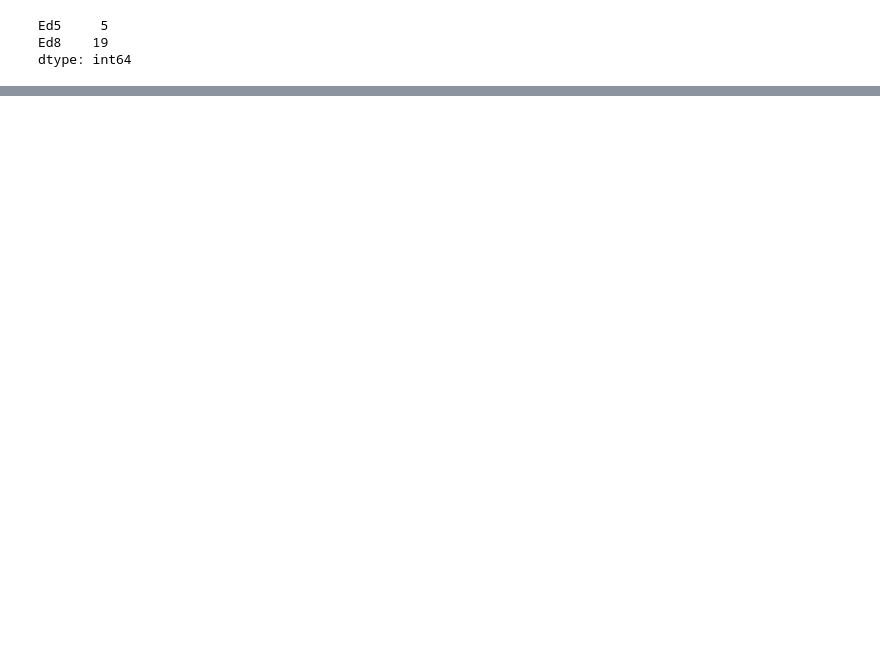
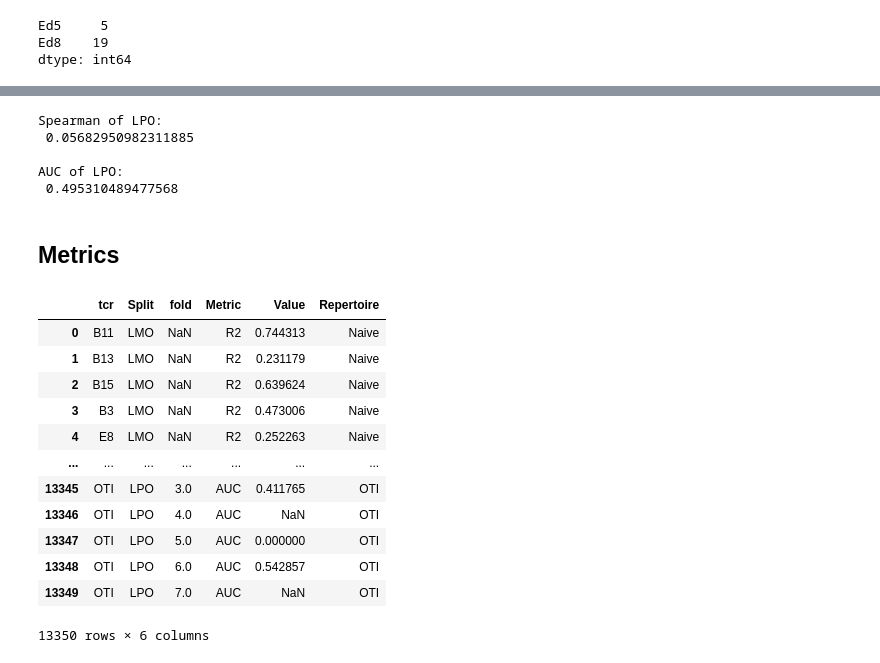
Before and after one commit to SchubertLab/TcrPrediction_MutatedAPLs, a Jupyter notebook: manuscript/figure_2.ipynb, the cells around one changed output, grey strips where cells are left out. Cells and saved outputs as stored; diff of their text form; code cells hidden in the pictures; blank space fills up the shorter version.

```diff
--- a/manuscript/figure_2.ipynb
+++ b/manuscript/figure_2.ipynb
@@ -133 +134,34 @@ def tcr_2_color(tcr, color=True):
+# %%
+def load_perf_data():
+    path_in = '../activation-prediction/results'
+    ppdf = pd.read_csv(f'{path_in}/SIINFEKL_tcr_specific_data_size.csv.gz')
+    ppdf = ppdf[ppdf['normalization'] == 'AS']
+
+    # compute metric for each validation fold separately
+    mdf = pd.concat([
+        # except for lmo CV where each validation fold contained a single sample
+        # in that case we just compute a global average for each tcr
+        ppdf.query('features=="lmo"') \
+            .groupby(['features', 'tcr']) \
+            .apply(compute_metrics).reset_index(),
+        ppdf.query('features!="lmo"') \
+            .groupby(['features', 'tcr', 'fold']) \
+            .apply(compute_metrics).reset_index(),
+    ])
+
+    mdf['features'] = mdf['features'].str.upper()
+
+    lmdf = mdf.melt(
+        id_vars=['tcr', 'features', 'fold'],
+        value_vars=['R2', 'Pearson', 'Spearman', 'MAE', 'APS', 'AUC'],
+        var_name='Metric'
+    ).rename(
+        columns={'features': 'Split', 'value': 'Value'}
+    )
+
+    lmdf['Repertoire'] = lmdf['tcr'].apply(assign_repertoire)
+    ppdf['Repertoire'] = ppdf['tcr'].apply(assign_repertoire)
+
+    return ppdf, lmdf
+ppdf, lmdf = load_perf_data()
 # %% [markdown]
@@ -537,0 +713,5 @@ dtype: int64
+# %%
+pd.set_option('display.expand_frame_repr', False)
+print('---  summary statistics\n',
+      lmdf.query('Split=="LMO"') \
+          .groupby(['Metric', 'Repertoire'])['Value'].describe())
@@ -537,0 +946,30 @@ dtype: int64
+# %%
+print('Spearman of LPO: \n',
+    lmdf.query(f'Metric == "Spearman" & Split == "LPO"')['Value'].mean())
+
+print('\nAUC of LPO: \n',
+    lmdf.query(f'Metric == "AUC" & Split == "LPO"')['Value'].mean())
+# %% [output]
+Spearman of LPO:
+ 0.05682950982311885
+
+AUC of LPO:
+ 0.495310489477568
+# %% [markdown]
+## Metrics
+# %%
+lmdf
+# %% [output]
+|  | tcr | Split | fold | Metric | Value | Repertoire |
+| 0 | B11 | LMO | NaN | R2 | 0.744313 | Naive |
+| 1 | B13 | LMO | NaN | R2 | 0.231179 | Naive |
+| 2 | B15 | LMO | NaN | R2 | 0.639624 | Naive |
+| 3 | B3 | LMO | NaN | R2 | 0.473006 | Naive |
+| 4 | E8 | LMO | NaN | R2 | 0.252263 | Naive |
+| ... | ... | ... | ... | ... | ... | ... |
+| 13345 | OTI | LPO | 3.0 | AUC | 0.411765 | OTI |
+| 13346 | OTI | LPO | 4.0 | AUC | NaN | OTI |
+| 13347 | OTI | LPO | 5.0 | AUC | 0.000000 | OTI |
+| 13348 | OTI | LPO | 6.0 | AUC | 0.542857 | OTI |
+| 13349 | OTI | LPO | 7.0 | AUC | NaN | OTI |
+13350 rows × 6 columns
```
Also changed, not shown: parts of 49 cells of this notebook, 3 other files.
